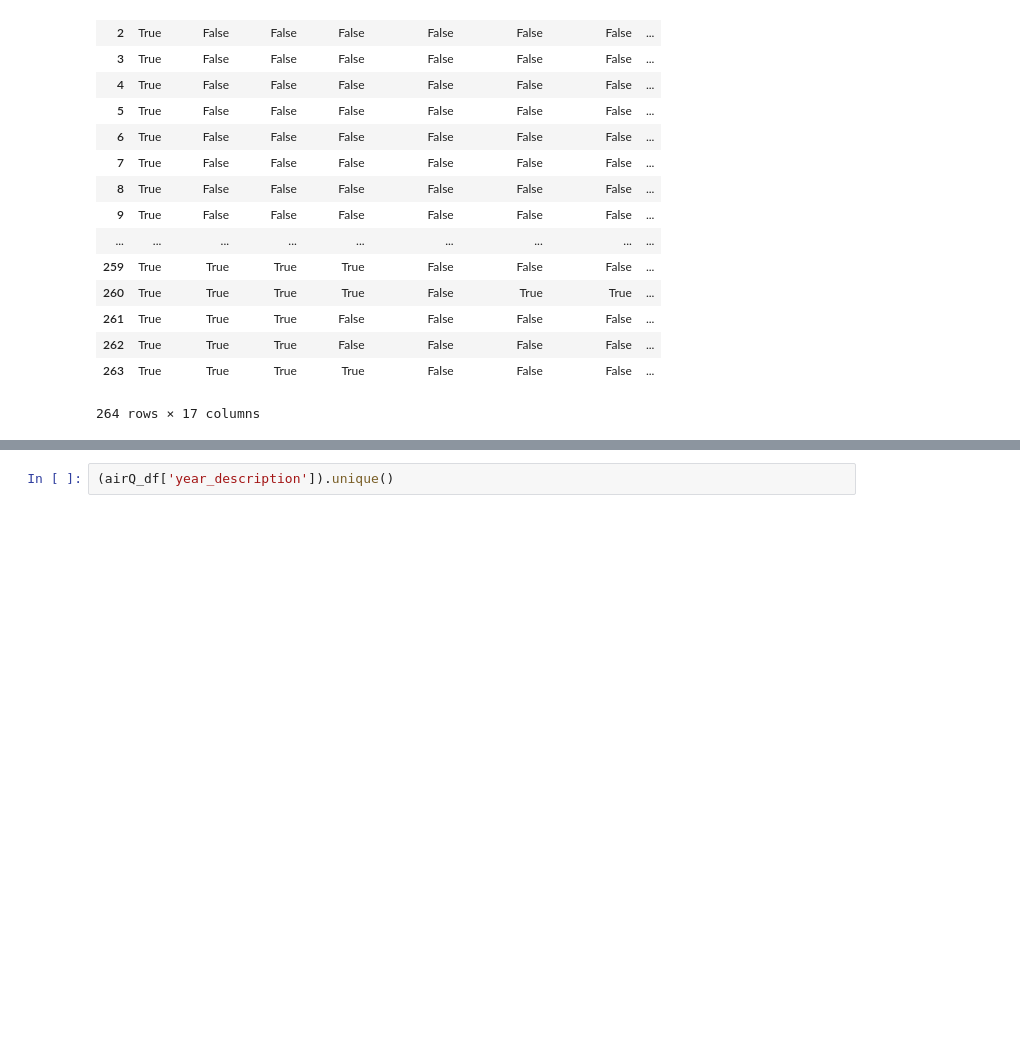
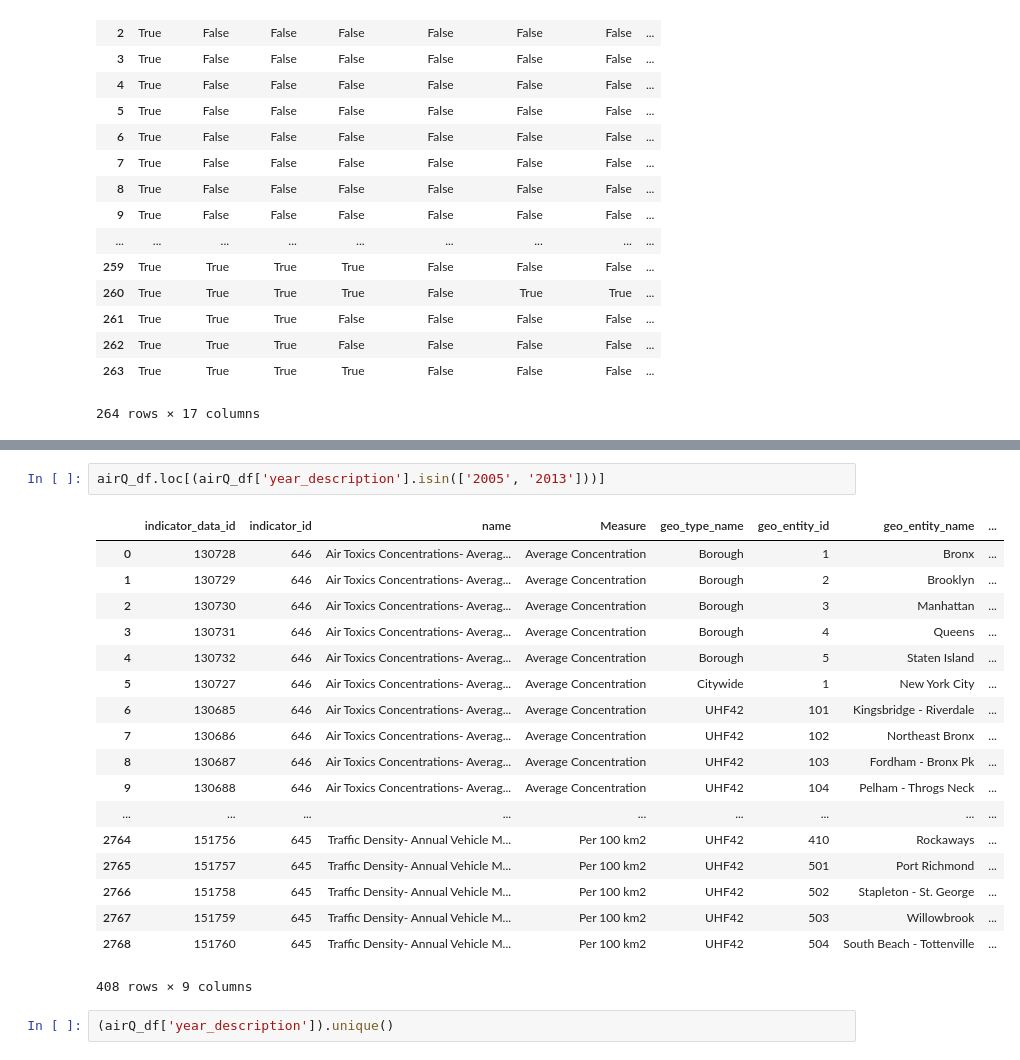
Before and after one commit to cww5/data_discovery_project, a Jupyter notebook: Untitled.ipynb, the cells around one changed output, grey strips where cells are left out. Saved outputs shown, nothing was run; the diff lists cells and outputs as text; blank space fills up the shorter version.

```diff
--- a/Untitled.ipynb
+++ b/Untitled.ipynb
@@ -290,3 +330,24 @@ airQ_df.head()
+# %%
+airQ_df.loc[(airQ_df['year_description'].isin(['2005', '2013']))]
+# %% [output]
+|  | indicator_data_id | indicator_id | name | Measure | geo_type_name | geo_entity_id | geo_entity_name | ... |
+| 0 | 130728 | 646 | Air Toxics Concentrations- Averag... | Average Concentration | Borough | 1 | Bronx | ... |
+| 1 | 130729 | 646 | Air Toxics Concentrations- Averag... | Average Concentration | Borough | 2 | Brooklyn | ... |
+| 2 | 130730 | 646 | Air Toxics Concentrations- Averag... | Average Concentration | Borough | 3 | Manhattan | ... |
+| 3 | 130731 | 646 | Air Toxics Concentrations- Averag... | Average Concentration | Borough | 4 | Queens | ... |
+| 4 | 130732 | 646 | Air Toxics Concentrations- Averag... | Average Concentration | Borough | 5 | Staten Island | ... |
+| 5 | 130727 | 646 | Air Toxics Concentrations- Averag... | Average Concentration | Citywide | 1 | New York City | ... |
+| 6 | 130685 | 646 | Air Toxics Concentrations- Averag... | Average Concentration | UHF42 | 101 | Kingsbridge - Riverdale | ... |
+| 7 | 130686 | 646 | Air Toxics Concentrations- Averag... | Average Concentration | UHF42 | 102 | Northeast Bronx | ... |
+| 8 | 130687 | 646 | Air Toxics Concentrations- Averag... | Average Concentration | UHF42 | 103 | Fordham - Bronx Pk | ... |
+| 9 | 130688 | 646 | Air Toxics Concentrations- Averag... | Average Concentration | UHF42 | 104 | Pelham - Throgs Neck | ... |
+| ... | ... | ... | ... | ... | ... | ... | ... | ... |
+| 2764 | 151756 | 645 | Traffic Density- Annual Vehicle M... | Per 100 km2 | UHF42 | 410 | Rockaways | ... |
+| 2765 | 151757 | 645 | Traffic Density- Annual Vehicle M... | Per 100 km2 | UHF42 | 501 | Port Richmond | ... |
+| 2766 | 151758 | 645 | Traffic Density- Annual Vehicle M... | Per 100 km2 | UHF42 | 502 | Stapleton - St. George | ... |
+| 2767 | 151759 | 645 | Traffic Density- Annual Vehicle M... | Per 100 km2 | UHF42 | 503 | Willowbrook | ... |
+| 2768 | 151760 | 645 | Traffic Density- Annual Vehicle M... | Per 100 km2 | UHF42 | 504 | South Beach - Tottenville | ... |
+408 rows × 9 columns
 # %%
 (airQ_df['year_description']).unique()
 # %% [output]
```
Also changed, not shown: parts of 14 cells of this notebook, 1 other file.
